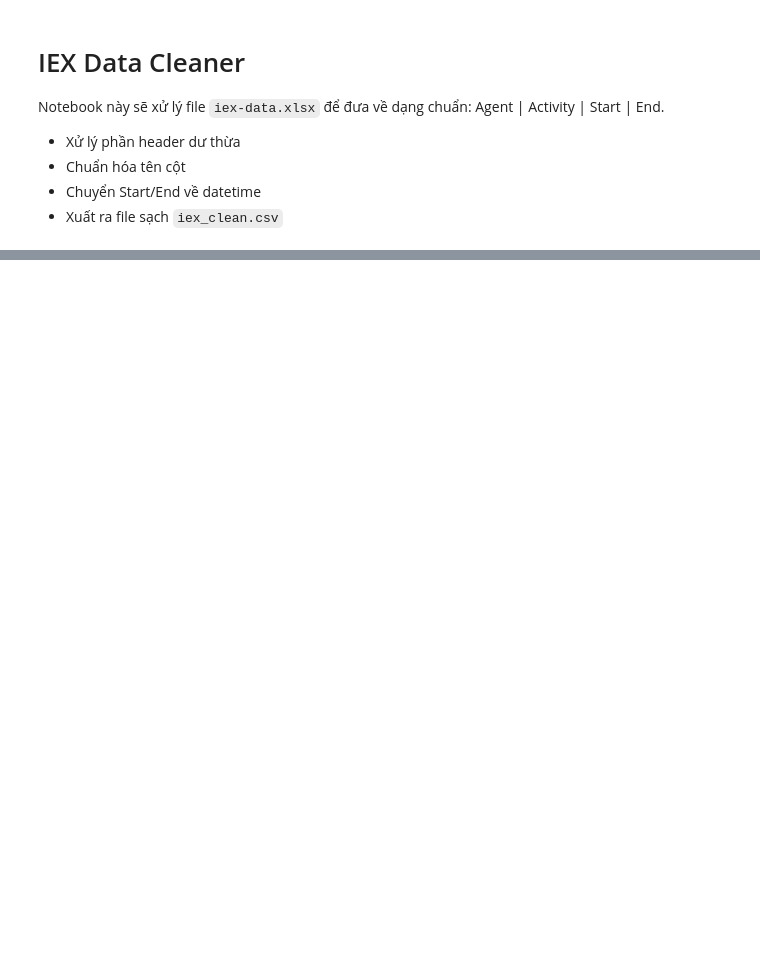
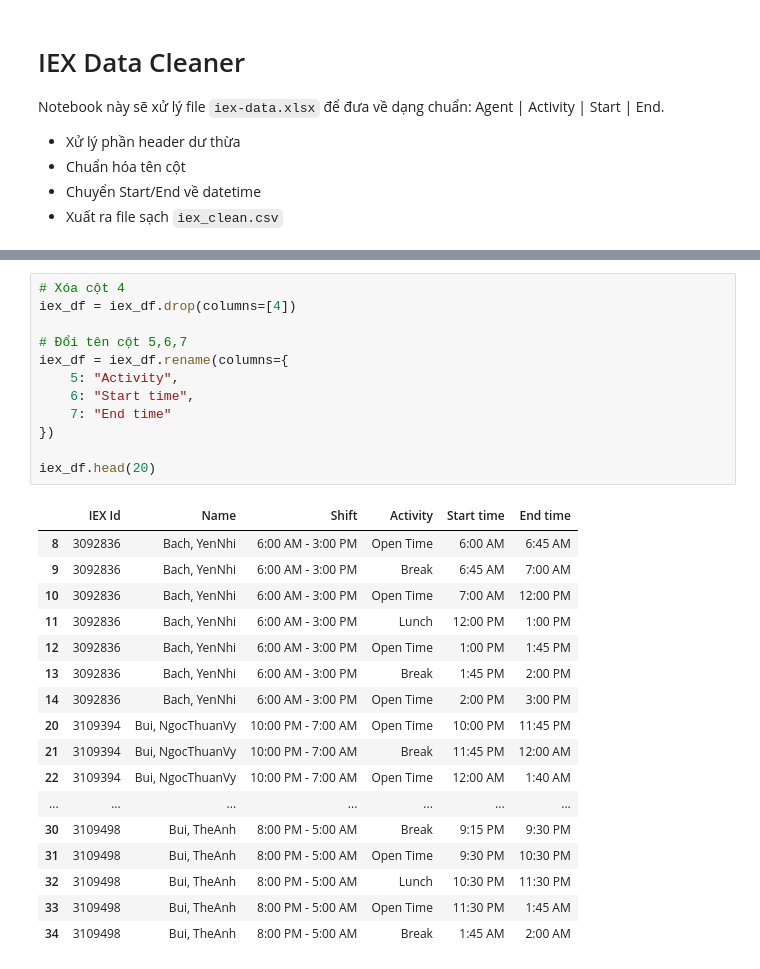
Before and after one commit to hoangvu2002/unscheduled-agent, a Jupyter notebook: iex_cleaner.ipynb, the cells around one changed output, grey strips where cells are left out. Drawn from its saved outputs; the diff is of its cells as text; blank space fills up the shorter version.

```diff
--- a/iex_cleaner.ipynb
+++ b/iex_cleaner.ipynb
@@ -109,0 +222,30 @@ iex_df.head(20)
+# %%
+# Xóa cột 4
+iex_df = iex_df.drop(columns=[4])
+
+# Đổi tên cột 5,6,7
+iex_df = iex_df.rename(columns={
+    5: "Activity",
+    6: "Start time",
+    7: "End time"
+})
+
+iex_df.head(20)
+# %% [output]
+|  | IEX Id | Name | Shift | Activity | Start time | End time |
+| 8 | 3092836 | Bach, YenNhi | 6:00 AM - 3:00 PM | Open Time | 6:00 AM | 6:45 AM |
+| 9 | 3092836 | Bach, YenNhi | 6:00 AM - 3:00 PM | Break | 6:45 AM | 7:00 AM |
+| 10 | 3092836 | Bach, YenNhi | 6:00 AM - 3:00 PM | Open Time | 7:00 AM | 12:00 PM |
+| 11 | 3092836 | Bach, YenNhi | 6:00 AM - 3:00 PM | Lunch | 12:00 PM | 1:00 PM |
+| 12 | 3092836 | Bach, YenNhi | 6:00 AM - 3:00 PM | Open Time | 1:00 PM | 1:45 PM |
+| 13 | 3092836 | Bach, YenNhi | 6:00 AM - 3:00 PM | Break | 1:45 PM | 2:00 PM |
+| 14 | 3092836 | Bach, YenNhi | 6:00 AM - 3:00 PM | Open Time | 2:00 PM | 3:00 PM |
+| 20 | 3109394 | Bui, NgocThuanVy | 10:00 PM - 7:00 AM | Open Time | 10:00 PM | 11:45 PM |
+| 21 | 3109394 | Bui, NgocThuanVy | 10:00 PM - 7:00 AM | Break | 11:45 PM | 12:00 AM |
+| 22 | 3109394 | Bui, NgocThuanVy | 10:00 PM - 7:00 AM | Open Time | 12:00 AM | 1:40 AM |
+| ... | ... | ... | ... | ... | ... | ... |
+| 30 | 3109498 | Bui, TheAnh | 8:00 PM - 5:00 AM | Break | 9:15 PM | 9:30 PM |
+| 31 | 3109498 | Bui, TheAnh | 8:00 PM - 5:00 AM | Open Time | 9:30 PM | 10:30 PM |
+| 32 | 3109498 | Bui, TheAnh | 8:00 PM - 5:00 AM | Lunch | 10:30 PM | 11:30 PM |
+| 33 | 3109498 | Bui, TheAnh | 8:00 PM - 5:00 AM | Open Time | 11:30 PM | 1:45 AM |
+| 34 | 3109498 | Bui, TheAnh | 8:00 PM - 5:00 AM | Break | 1:45 AM | 2:00 AM |
```
Also changed, not shown: parts of 3 cells of this notebook, 1 other file.
